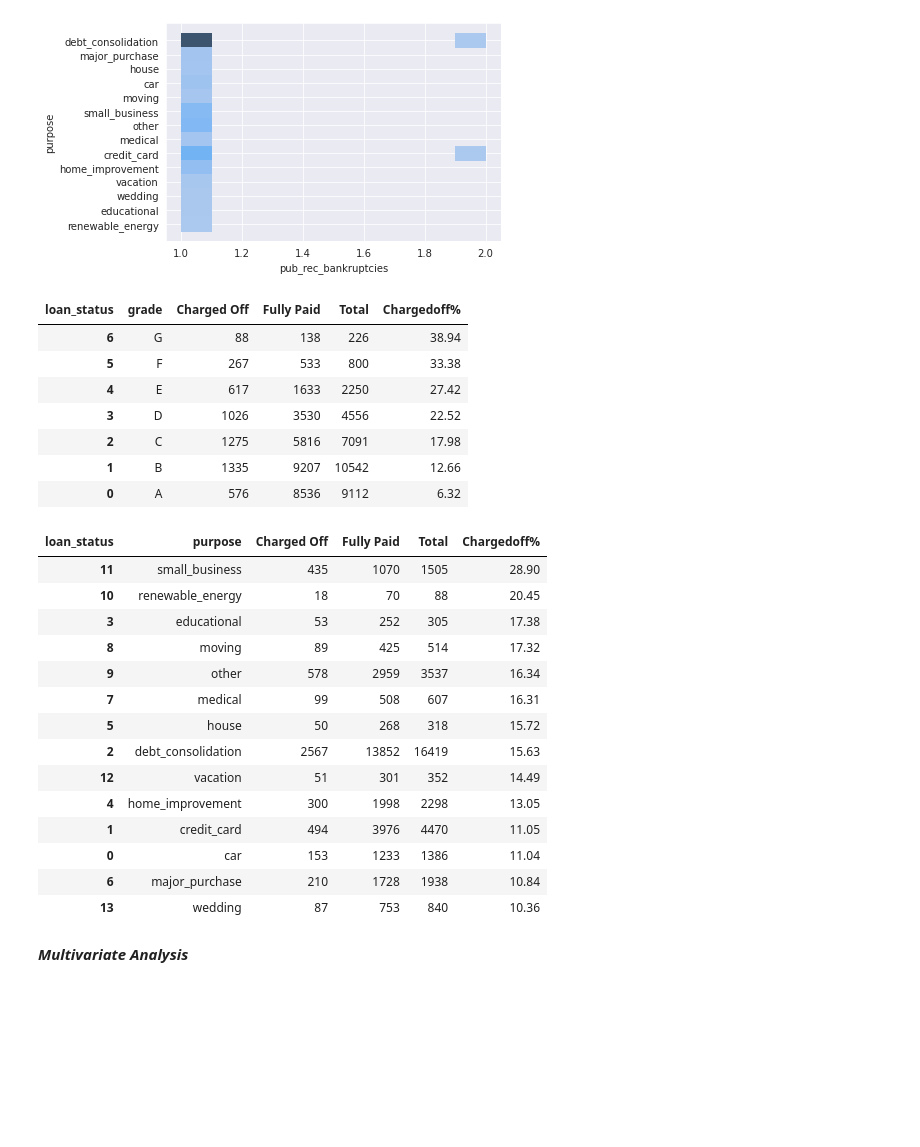
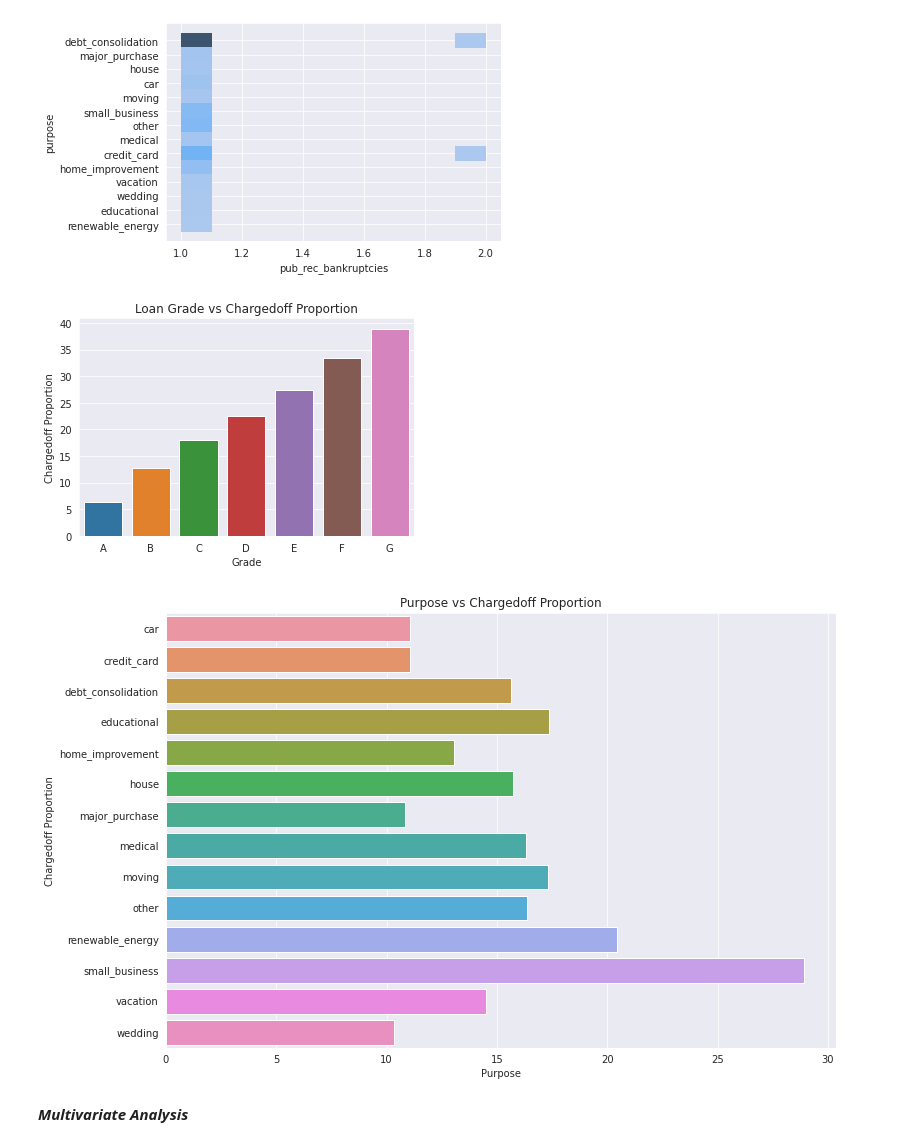
Before and after one commit to chitra-psg/lending-club, a Jupyter notebook: customer_loan_profile_analysis_final.ipynb, the cells around one changed output. Cells and saved outputs as stored; diff of their text form; code cells hidden in the pictures; blank space fills up the shorter version.

```diff
--- a/customer_loan_profile_analysis_final.ipynb
+++ b/customer_loan_profile_analysis_final.ipynb
@@ -440,42 +473,33 @@ def GetChargedOffPercentage(df_dataset, attribute_list):
 # %%
 # Find the Charged Off Loan % for various loan Grades
 df_grade_status = GetChargedOffPercentage(df_normalised_loan, 'grade,loan_status')
-df_grade_status.sort_values('Chargedoff%', ascending=False)
+#df_grade_status.sort_values('Chargedoff%', ascending=False)
+chrt=sns.barplot(x='grade', y='Chargedoff%', data=df_grade_status)
+chrt.set_xlabel('Grade')
+chrt.set_ylabel('Chargedoff Proportion')
+chrt.set_title('Loan Grade vs Chargedoff Proportion')
+plt.show()
 
 # Observation
 # Grade G tops the Charged Off percentage
 # %% [output]
-| loan_status | grade | Charged Off | Fully Paid | Total | Chargedoff% |
-| 6 | G | 88 | 138 | 226 | 38.94 |
-| 5 | F | 267 | 533 | 800 | 33.38 |
-| 4 | E | 617 | 1633 | 2250 | 27.42 |
-| 3 | D | 1026 | 3530 | 4556 | 22.52 |
-| 2 | C | 1275 | 5816 | 7091 | 17.98 |
-| 1 | B | 1335 | 9207 | 10542 | 12.66 |
-| 0 | A | 576 | 8536 | 9112 | 6.32 |
+[figure, added]
 # %%
 # Find the Charged Off Loan % for various loan purposes
 df_grade_status = GetChargedOffPercentage(df_normalised_loan, 'purpose,loan_status')
 df_grade_status.sort_values('Chargedoff%', ascending=False)
 
+fig, chrt = plt.subplots(figsize=(12, 8))
+chrt.set_title('Purpose vs Chargedoff Proportion')
+chrt=sns.barplot(y='purpose', x='Chargedoff%', data=df_grade_status)
+chrt.set_xlabel('Purpose')
+chrt.set_ylabel('Chargedoff Proportion')
+plt.show()
+
 # Observation
 # Small business has higher number of Charged Off loans and earlier we noticed this has higher interest rates as well.
 # %% [output]
-| loan_status | purpose | Charged Off | Fully Paid | Total | Chargedoff% |
-| 11 | small_business | 435 | 1070 | 1505 | 28.90 |
-| 10 | renewable_energy | 18 | 70 | 88 | 20.45 |
-| 3 | educational | 53 | 252 | 305 | 17.38 |
-| 8 | moving | 89 | 425 | 514 | 17.32 |
-| 9 | other | 578 | 2959 | 3537 | 16.34 |
-| 7 | medical | 99 | 508 | 607 | 16.31 |
-| 5 | house | 50 | 268 | 318 | 15.72 |
-| 2 | debt_consolidation | 2567 | 13852 | 16419 | 15.63 |
-| 12 | vacation | 51 | 301 | 352 | 14.49 |
-| 4 | home_improvement | 300 | 1998 | 2298 | 13.05 |
-| 1 | credit_card | 494 | 3976 | 4470 | 11.05 |
-| 0 | car | 153 | 1233 | 1386 | 11.04 |
-| 6 | major_purchase | 210 | 1728 | 1938 | 10.84 |
-| 13 | wedding | 87 | 753 | 840 | 10.36 |
+[figure, added]
 # %% [markdown]
 ***Multivariate Analysis***
 # %%
```
Also changed, not shown: parts of 16 cells of this notebook.
